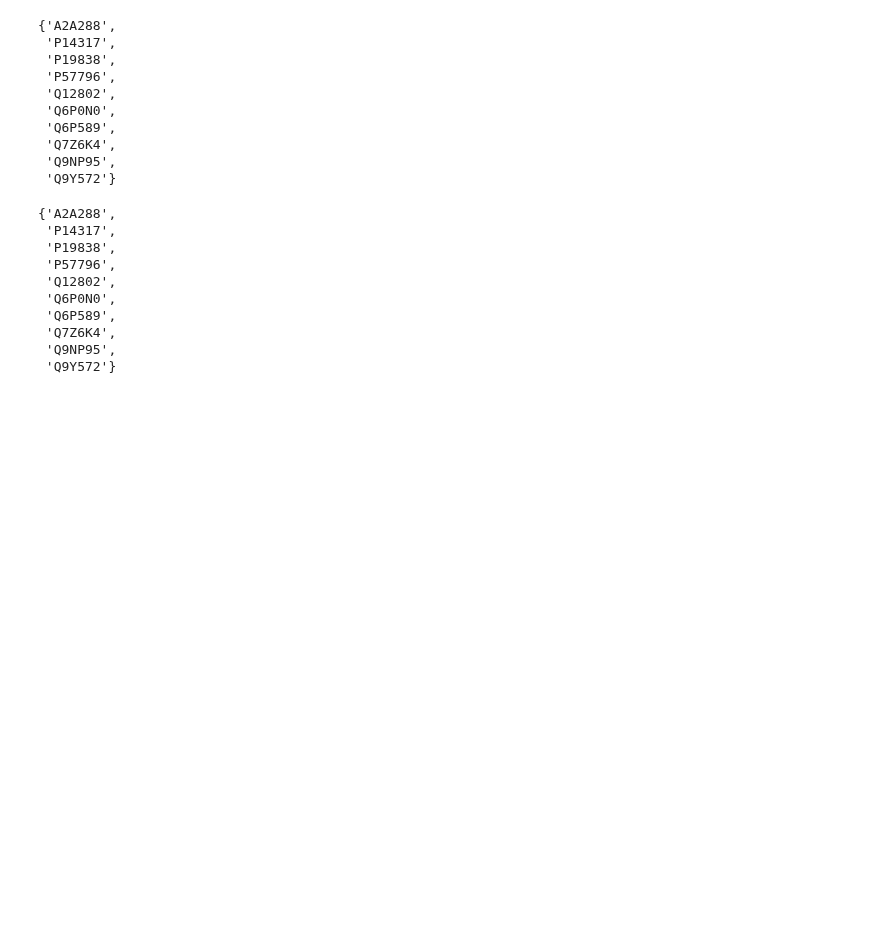
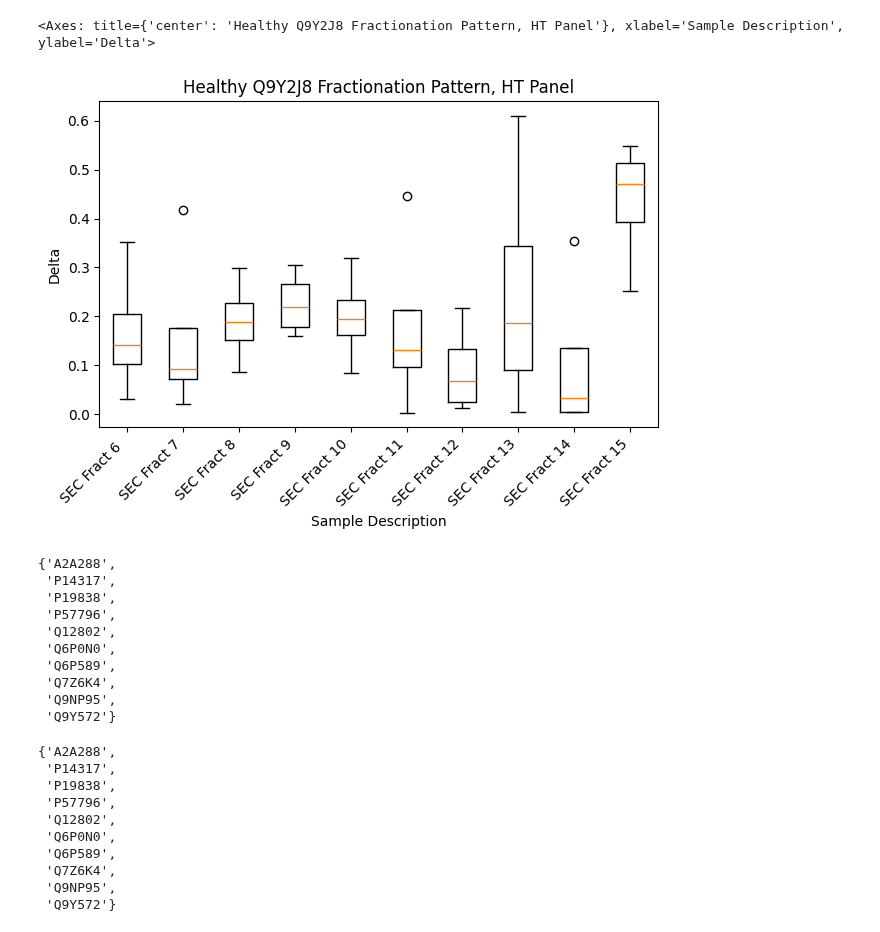
Before and after one commit to Walt-Lab/bdev_mass_spec, a Jupyter notebook: docs/example_usage.ipynb, the cells around one changed output. Cells and saved outputs as stored; diff of their text form; code cells hidden in the pictures; blank space fills up the shorter version.

```diff
--- a/docs/example_usage.ipynb
+++ b/docs/example_usage.ipynb
@@ -125,6 +125,11 @@ protein_dataframes = [
 
 # Create final table
 si_table_4 = pd.concat(protein_dataframes).rename(columns={0: "tau_score"})
+# %%
+plot_protein_fractionation(tidy_data, "Q9Y2J8")
+# %% [output]
+<Axes: title={'center': 'Healthy Q9Y2J8 Fractionation Pattern, HT Panel'}, xlabel='Sample Description', ylabel='Delta'>
+[figure, added]
 # %%
 # SI Table 5
 
```
